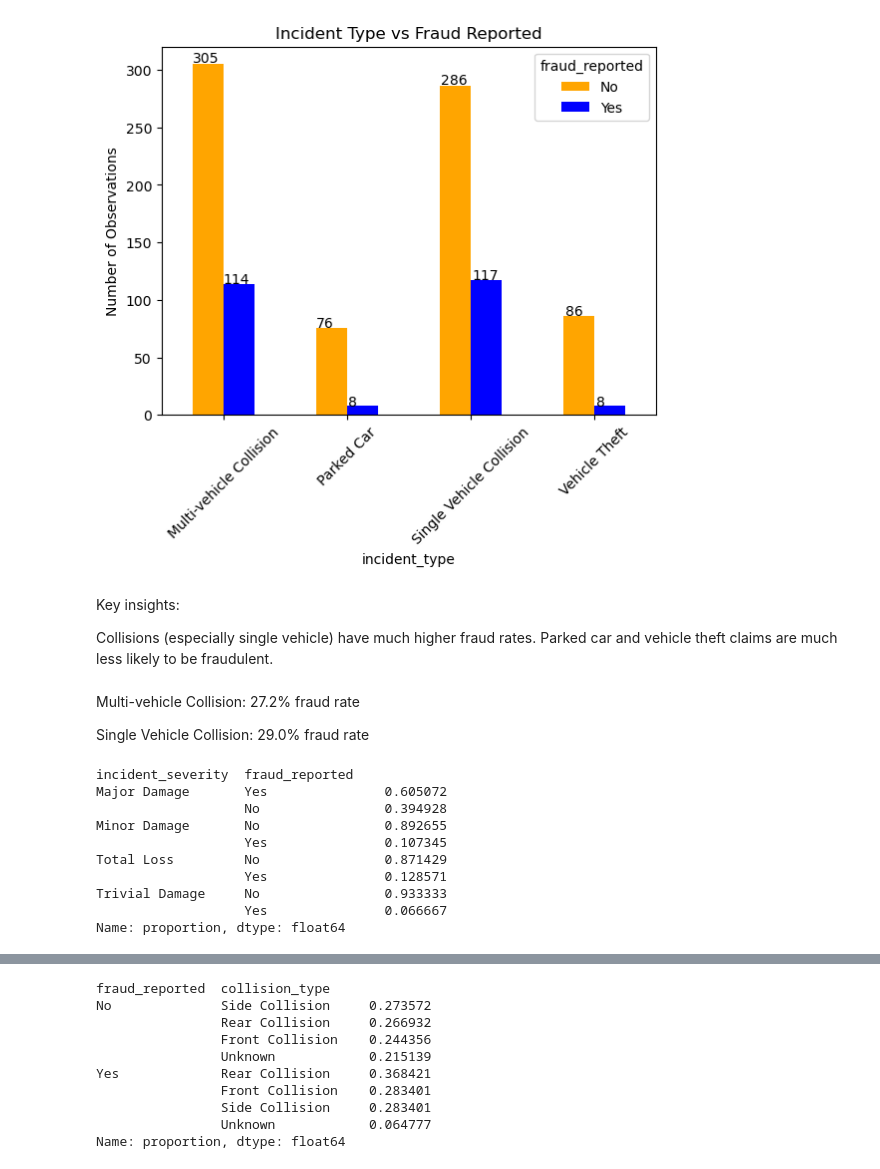
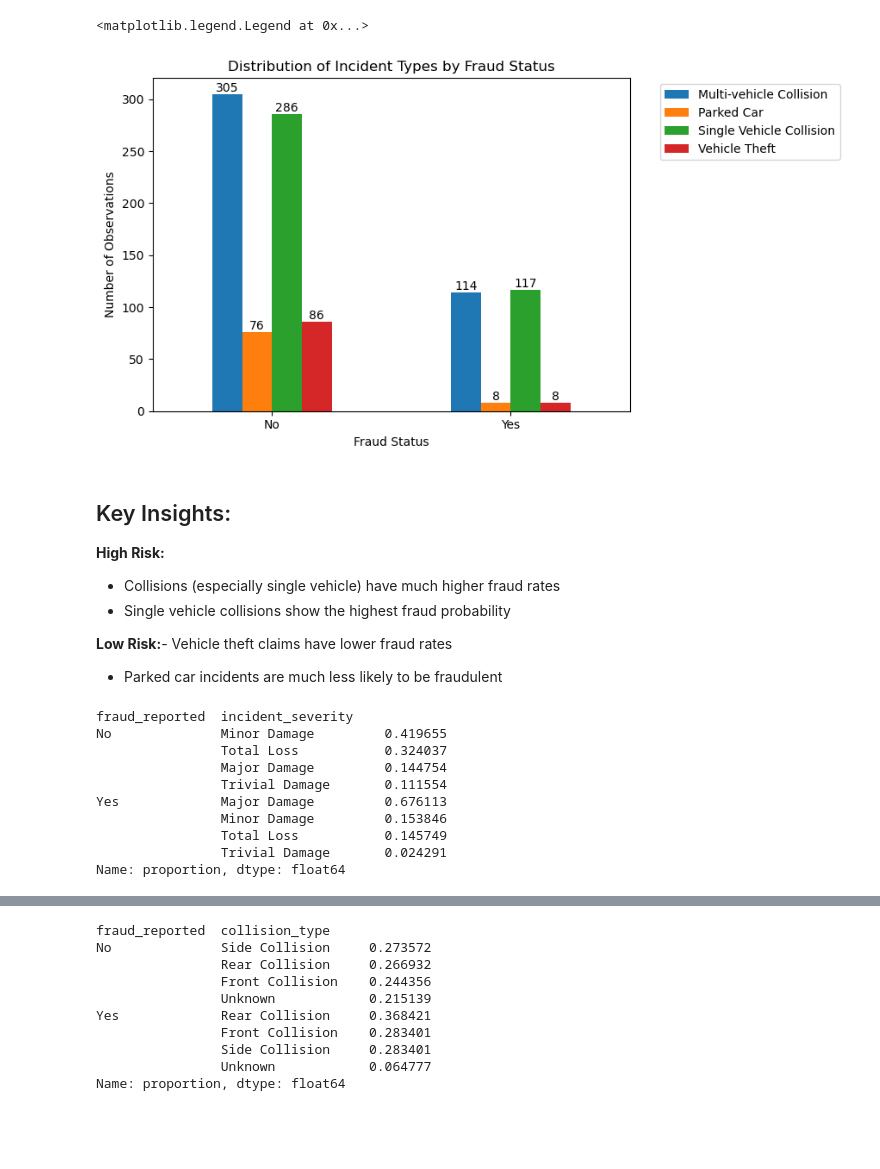
Before and after one commit to oaj1/Insurance_Claims, a Jupyter notebook: Insurance_Claims_IncidentCharacteristicsEDA.ipynb, the cells around one changed output, grey strips where cells are left out. Cells and saved outputs as stored; diff of their text form; code cells hidden in the pictures; blank space fills up the shorter version.

```diff
--- a/Insurance_Claims_IncidentCharacteristicsEDA.ipynb
+++ b/Insurance_Claims_IncidentCharacteristicsEDA.ipynb
@@ -51,0 +37,19 @@ plt.show()
+# %%
+# Visualize fraud rates by incident type
+fraud_rates = df.groupby('incident_type')['fraud_reported'].value_counts(normalize=True).unstack()
+ax = fraud_rates.plot(kind='bar', stacked=False, color=['blue', 'orange'])
+
+# Annotate each bar with percentage
+for p in ax.patches:
+    height = p.get_height()
+    if height > 0:
+        percent = f'{height*100:.1f}%'
+        ax.annotate(percent, (p.get_x() + p.get_width()/2, height), ha='center', va='bottom')
+
+plt.xlabel('Incident Type')
+plt.ylabel('Fraud Rate (%)')
+plt.title('Fraud Rate by Incident Type')
+plt.xticks(rotation=45)
+plt.legend(['No Fraud', 'Fraud'])
+plt.tight_layout()
+plt.show()
@@ -52,39 +58,45 @@ plt.show()
 # %%
-#lets visualize collision type vs fraud reported
-ax = df.groupby('incident_type')['fraud_reported'].value_counts().unstack().plot(kind = 'bar', stacked = False, color=['blue', 'orange'])
-#add number of observations on top of each bar
+# Visualize incident type distribution by fraud status
+ax = df.groupby('fraud_reported')['incident_type'].value_counts().unstack().plot(kind='bar', stacked=False)
+
+# Add number of observations on top of each bar
 for p in ax.patches:
-    ax.annotate(f'{p.get_height():.0f}', (p.get_x() * 1.005, p.get_height() * 1.005))
+    if p.get_height() > 0:
+        ax.annotate(f'{p.get_height():.0f}', (p.get_x() + p.get_width()/2, p.get_height()), ha='center', va='bottom')
 
+plt.xlabel('Fraud Status')
 plt.ylabel('Number of Observations')
-plt.title('Incident Type vs Fraud Reported')
 
-plt.xticks(rotation=45)
-plt.show()
+plt.title('Distribution of Incident Types by Fraud Status')
+#plt.show()
+
+plt.xticks(rotation=0)
+plt.tight_layout()
+plt.legend(bbox_to_anchor=(1.05, 1), loc='upper left')
 # %% [output]
+<matplotlib.legend.Legend at 0x...>
-[figure, old version]
+[figure, new version]
 # %% [markdown]
+## Key Insights:
+
+**High Risk:**
+- Collisions (especially single vehicle) have much higher fraud rates
+- Single vehicle collisions show the highest fraud probability
 
 
-Key insights:
-
-Collisions (especially single vehicle) have much higher fraud rates.
-Parked car and vehicle theft claims are much less likely to be fraudulent.
+**Low Risk:**- Vehicle theft claims have lower fraud rates
+- Parked car incidents are much less likely to be fraudulent
-# %% [markdown]
-Multi-vehicle Collision: 27.2% fraud rate
-
-Single Vehicle Collision: 29.0% fraud rate
 # %%
-#Now lets take a look at incident severity, to see how they affect fraud reported
-df.groupby('incident_severity')['fraud_reported'].value_counts(normalize=True)
+# Now let's take a look at incident severity to see how it affects fraud reported
+df.groupby('fraud_reported')['incident_severity'].value_counts(normalize=True)
 # %% [output]
-incident_severity  fraud_reported
-Major Damage       Yes               0.605072
-                   No                0.394928
-Minor Damage       No                0.892655
-                   Yes               0.107345
-Total Loss         No                0.871429
-                   Yes               0.128571
-Trivial Damage     No                0.933333
-                   Yes               0.066667
+fraud_reported  incident_severity
+No              Minor Damage         0.419655
+                Total Loss           0.324037
+                Major Damage         0.144754
+                Trivial Damage       0.111554
+Yes             Major Damage         0.676113
+                Minor Damage         0.153846
+                Total Loss           0.145749
+                Trivial Damage       0.024291
 Name: proportion, dtype: float64
```
Also changed, not shown: parts of 19 cells of this notebook, 4 other files.
